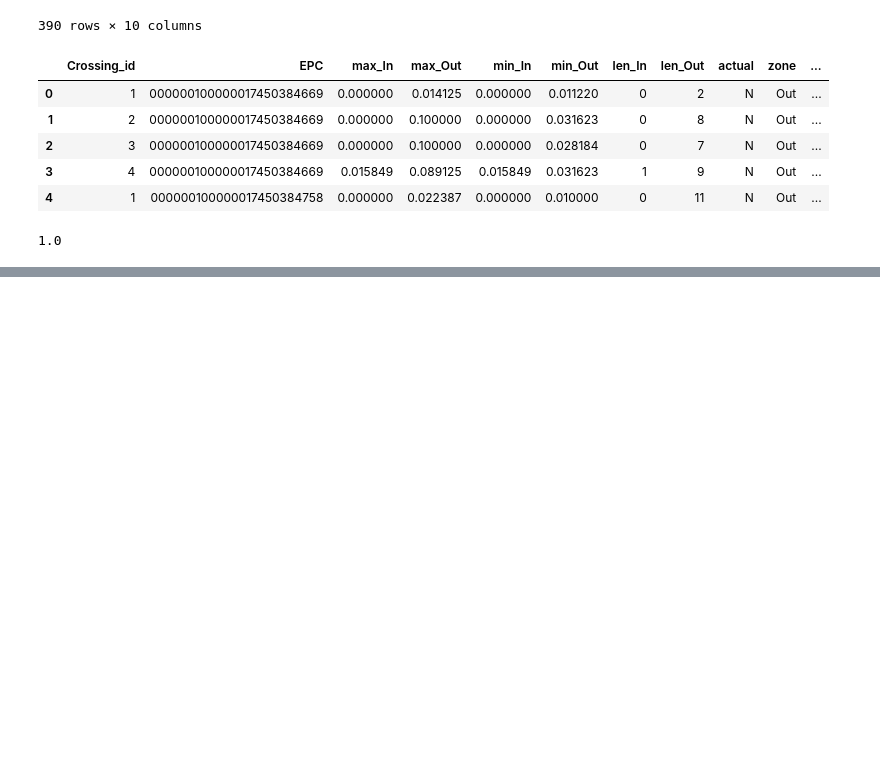
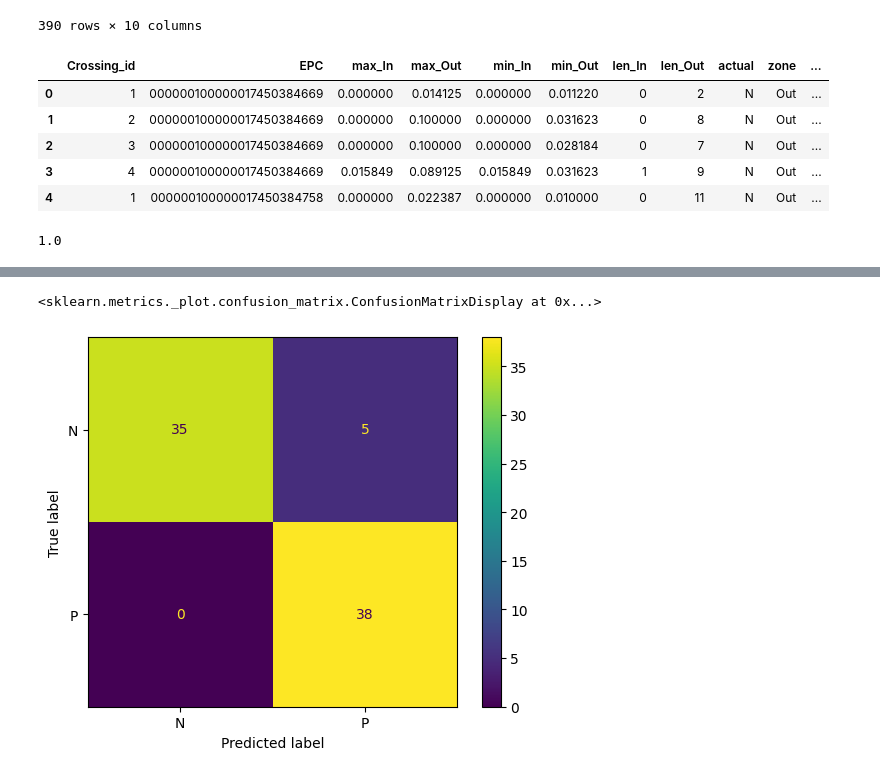
Before and after one commit to gael-mehdi/RFID-analyse-experience-1, a Jupyter notebook: analyse.ipynb, the cells around one changed output, grey strips where cells are left out. Saved outputs shown, nothing was run; the diff lists cells and outputs as text; code cells hidden in the pictures; blank space fills up the shorter version.

```diff
--- a/analyse.ipynb
+++ b/analyse.ipynb
@@ -1128,0 +1141,36 @@ array(['N', 'P', 'P', 'N', 'N', 'P', 'N', 'P', 'N', 'P', 'N', 'P', 'P',
+# %%
+from sklearn.neighbors import KNeighborsClassifier
+from sklearn.preprocessing import StandardScaler
+from sklearn.model_selection import cross_val_score, GridSearchCV
+from sklearn.metrics import classification_report, confusion_matrix
+
+# Normalisation des données
+scaler = StandardScaler()
+X_train_scaled = scaler.fit_transform(X_train)
+X_test_scaled = scaler.transform(X_test)
+
+# Détermination du meilleur K avec validation croisée
+param_grid = {'n_neighbors': range(1, 31)}
+knn = KNeighborsClassifier()
+grid_search = GridSearchCV(knn, param_grid, cv=5, scoring='accuracy')
+grid_search.fit(X_train_scaled, y_train)
+
+# Meilleur K
+best_k = grid_search.best_params_['n_neighbors']
+print(f"Le meilleur K avec la validation croisée est : {best_k}")
+
+# Entraînement du modèle KNN avec le meilleur K
+knn_best = KNeighborsClassifier(n_neighbors=best_k)
+knn_best.fit(X_train_scaled, y_train)
+
+# Prédictions
+y_pred_knn = knn_best.predict(X_test_scaled)
+
+ds["pred_knn"] = knn_best.predict(X)
+
+# Évaluation des performances
+print("Classification Report:")
+print(classification_report(y_test, y_pred_knn))
+
+print("Confusion Matrix:")
+print(confusion_matrix(y_test, y_pred_knn))
@@ -1128,0 +1192,5 @@ array(['N', 'P', 'P', 'N', 'N', 'P', 'N', 'P', 'N', 'P', 'N', 'P', 'P',
+# %%
+ConfusionMatrixDisplay.from_predictions(y_test, y_pred_knn, labels=["N", "P"])
+# %% [output]
+<sklearn.metrics._plot.confusion_matrix.ConfusionMatrixDisplay at 0x...>
+[figure, added]
```
Also changed, not shown: parts of 9 cells of this notebook.
